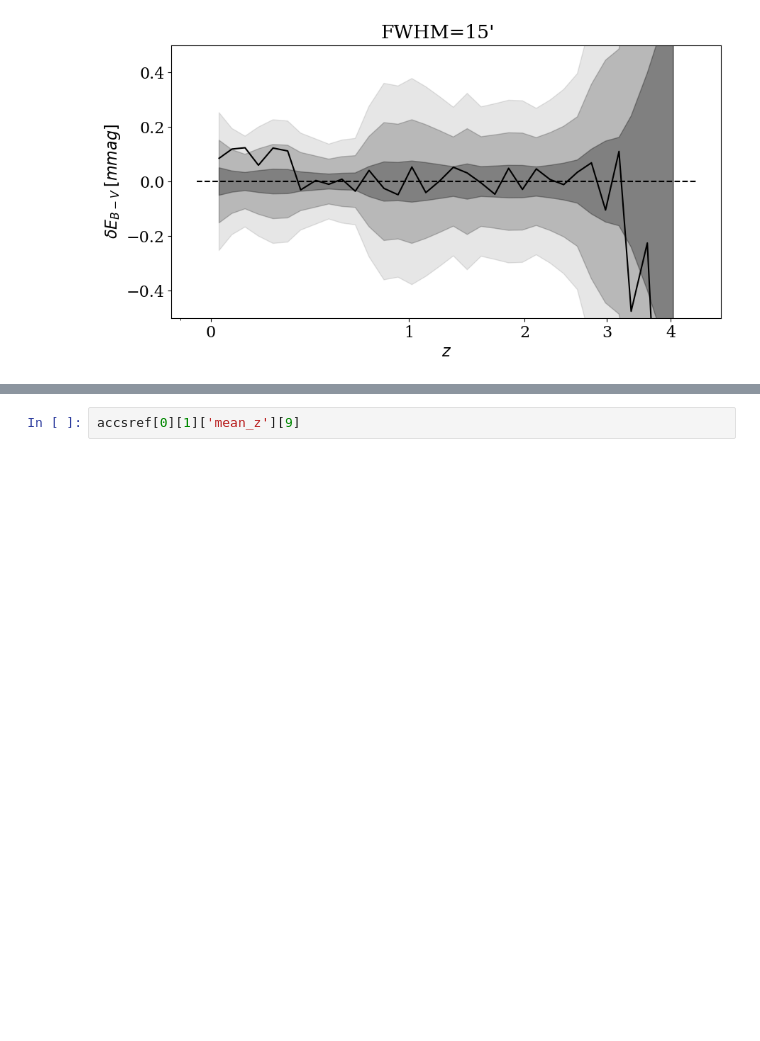
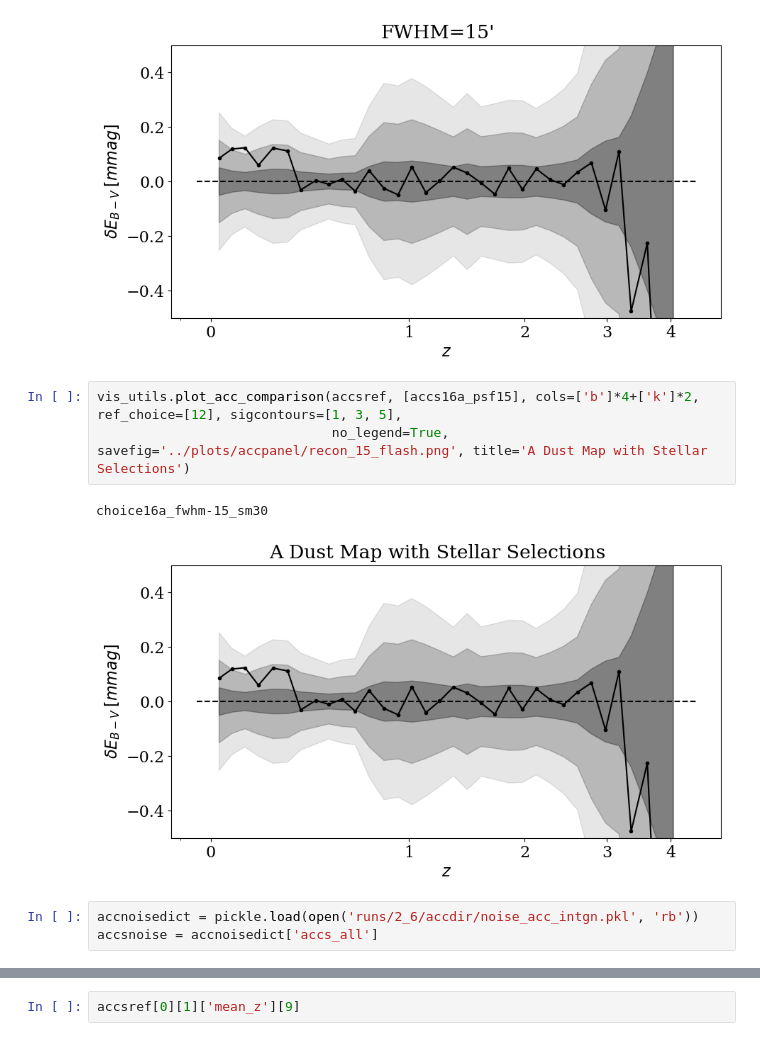
Before and after one commit to nmudur/HighLatMaps, a Jupyter notebook: notebooks_test/3_8_PaperPlots_ACC.ipynb, the cells around one changed output, grey strips where cells are left out. Saved outputs shown, nothing was run; the diff lists cells and outputs as text; blank space fills up the shorter version.

```diff
--- a/notebooks_test/3_8_PaperPlots_ACC.ipynb
+++ b/notebooks_test/3_8_PaperPlots_ACC.ipynb
@@ -71,4 +74,13 @@ vis_utils.plot_acc_comparison(accsref, [accs16a_psf15], cols=['b']*4+['k']*2, re
 # %% [output]
 choice16a_fwhm-15_sm30
 [figure]
+# %%
+vis_utils.plot_acc_comparison(accsref, [accs16a_psf15], cols=['b']*4+['k']*2, ref_choice=[12], sigcontours=[1, 3, 5],
+                              no_legend=True, savefig='../plots/accpanel/recon_15_flash.png', title='A Dust Map with Stellar Selections')
+# %% [output]
+choice16a_fwhm-15_sm30
+[figure, added]
+# %%
+accnoisedict = pickle.load(open('runs/2_6/accdir/noise_acc_intgn.pkl', 'rb'))
+accsnoise = accnoisedict['accs_all']
 # %%
```
Also changed, not shown: parts of 6 cells of this notebook, 8 other files.
